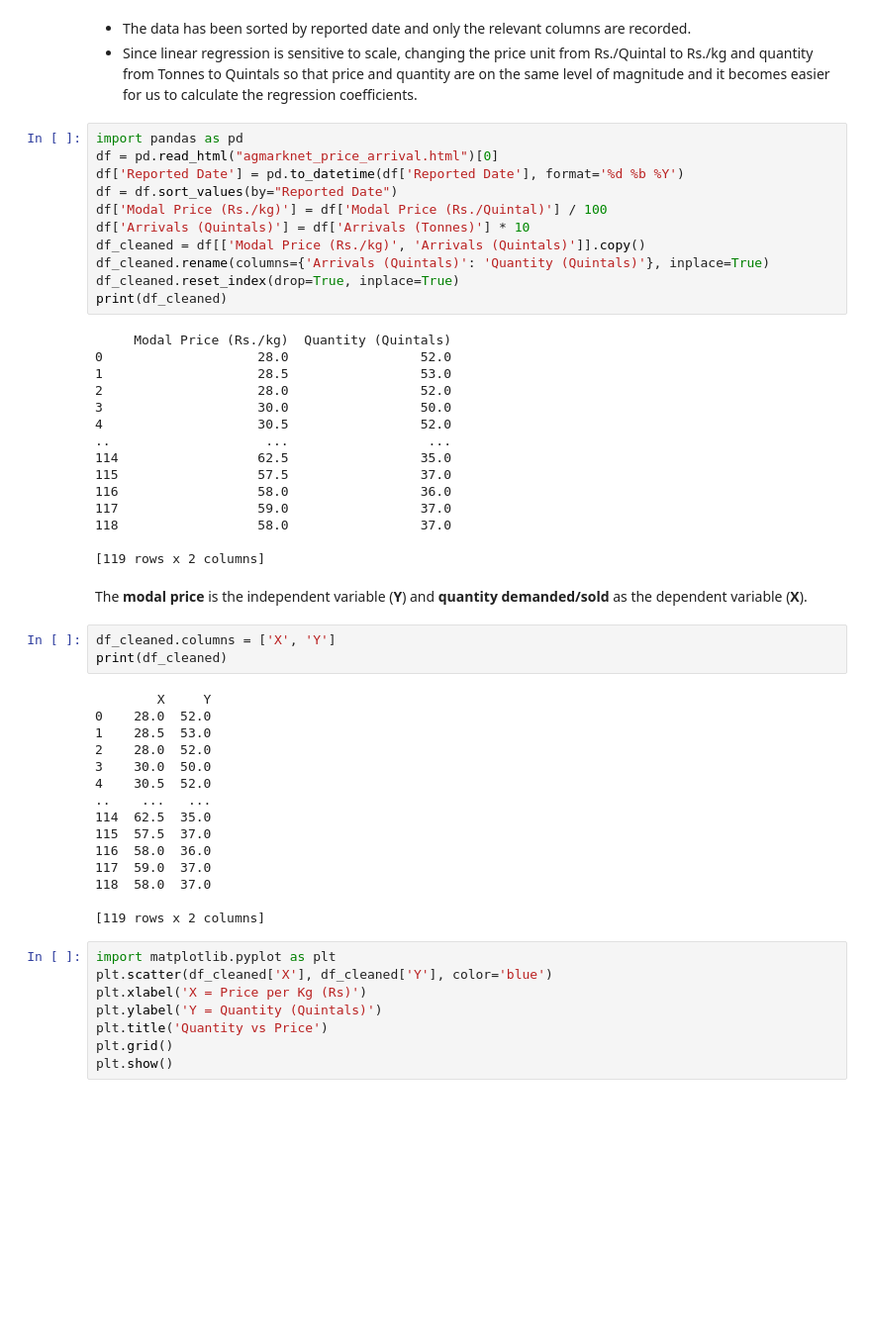
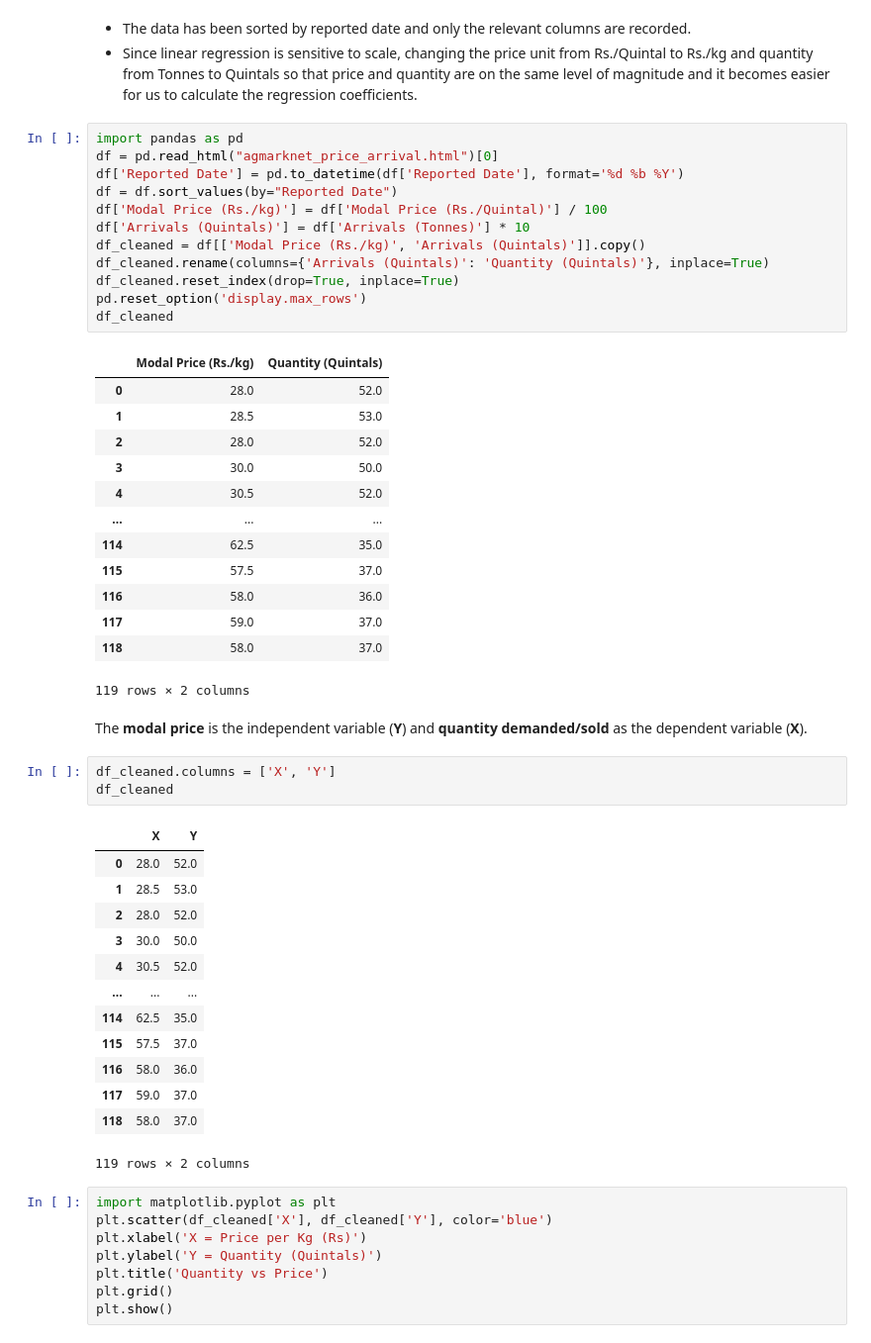
Before and after one commit to sensoubhik11/eco-assignment, a Jupyter notebook: demand-curve-ols.ipynb, the cells around one changed output. Shown at 99% size. Cells and saved outputs as stored; diff of their text form; blank space fills up the shorter version.

```diff
--- a/demand-curve-ols.ipynb
+++ b/demand-curve-ols.ipynb
@@ -10,49 +10,48 @@ For this analysis, I am collecting data on the price and quantity of tomatoes in
 # %%
 import pandas as pd
 df = pd.read_html("agmarknet_price_arrival.html")[0]
 df['Reported Date'] = pd.to_datetime(df['Reported Date'], format='%d %b %Y')
 df = df.sort_values(by="Reported Date")
 df['Modal Price (Rs./kg)'] = df['Modal Price (Rs./Quintal)'] / 100
 df['Arrivals (Quintals)'] = df['Arrivals (Tonnes)'] * 10
 df_cleaned = df[['Modal Price (Rs./kg)', 'Arrivals (Quintals)']].copy()
 df_cleaned.rename(columns={'Arrivals (Quintals)': 'Quantity (Quintals)'}, inplace=True)
 df_cleaned.reset_index(drop=True, inplace=True)
-print(df_cleaned)
+pd.reset_option('display.max_rows')
+df_cleaned
 # %% [output]
+|  | Modal Price (Rs./kg) | Quantity (Quintals) |
+| 0 | 28.0 | 52.0 |
+| 1 | 28.5 | 53.0 |
+| 2 | 28.0 | 52.0 |
+| 3 | 30.0 | 50.0 |
+| 4 | 30.5 | 52.0 |
+| ... | ... | ... |
+| 114 | 62.5 | 35.0 |
+| 115 | 57.5 | 37.0 |
+| 116 | 58.0 | 36.0 |
+| 117 | 59.0 | 37.0 |
+| 118 | 58.0 | 37.0 |
-     Modal Price (Rs./kg)  Quantity (Quintals)
-0                    28.0                 52.0
-1                    28.5                 53.0
-2                    28.0                 52.0
-3                    30.0                 50.0
-4                    30.5                 52.0
-..                    ...                  ...
-114                  62.5                 35.0
-115                  57.5                 37.0
-116                  58.0                 36.0
-117                  59.0                 37.0
-118                  58.0                 37.0
-
-[119 rows x 2 columns]
+119 rows × 2 columns
 # %% [markdown]
 The **modal price** is the independent variable (**Y**) and **quantity demanded/sold** as the dependent variable (**X**).
 # %%
 df_cleaned.columns = ['X', 'Y']
-print(df_cleaned)
+df_cleaned
 # %% [output]
+|  | X | Y |
+| 0 | 28.0 | 52.0 |
+| 1 | 28.5 | 53.0 |
+| 2 | 28.0 | 52.0 |
+| 3 | 30.0 | 50.0 |
+| 4 | 30.5 | 52.0 |
+| ... | ... | ... |
+| 114 | 62.5 | 35.0 |
+| 115 | 57.5 | 37.0 |
+| 116 | 58.0 | 36.0 |
+| 117 | 59.0 | 37.0 |
+| 118 | 58.0 | 37.0 |
-        X     Y
-0    28.0  52.0
-1    28.5  53.0
-2    28.0  52.0
-3    30.0  50.0
-4    30.5  52.0
-..    ...   ...
-114  62.5  35.0
-115  57.5  37.0
-116  58.0  36.0
-117  59.0  37.0
-118  58.0  37.0
-
-[119 rows x 2 columns]
+119 rows × 2 columns
 # %%
 import matplotlib.pyplot as plt
 plt.scatter(df_cleaned['X'], df_cleaned['Y'], color='blue')
```
Also changed, not shown: parts of 11 cells of this notebook.
